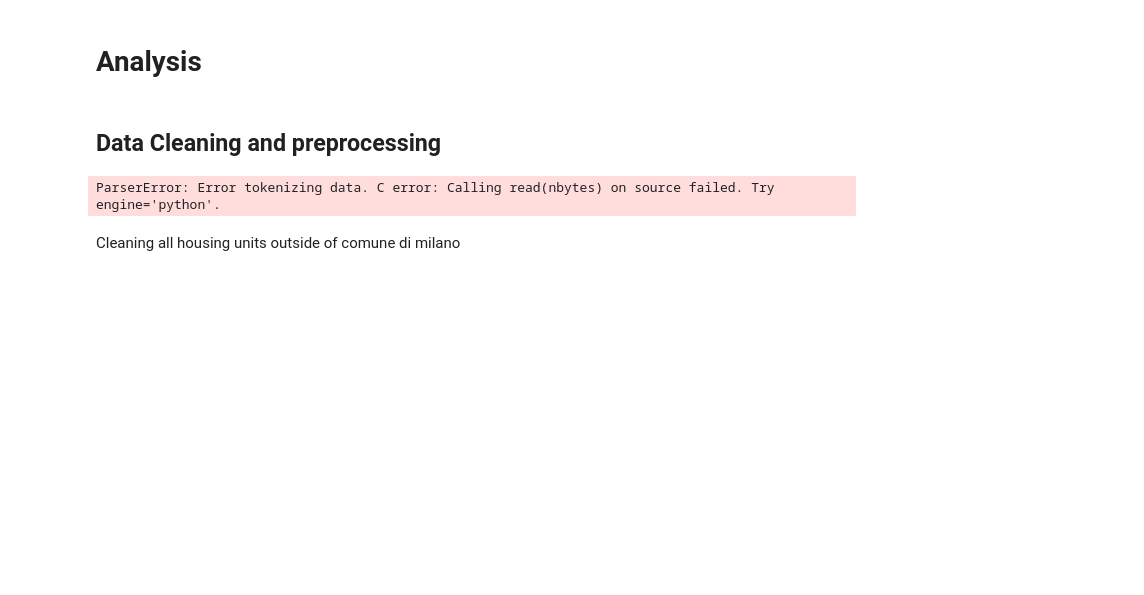
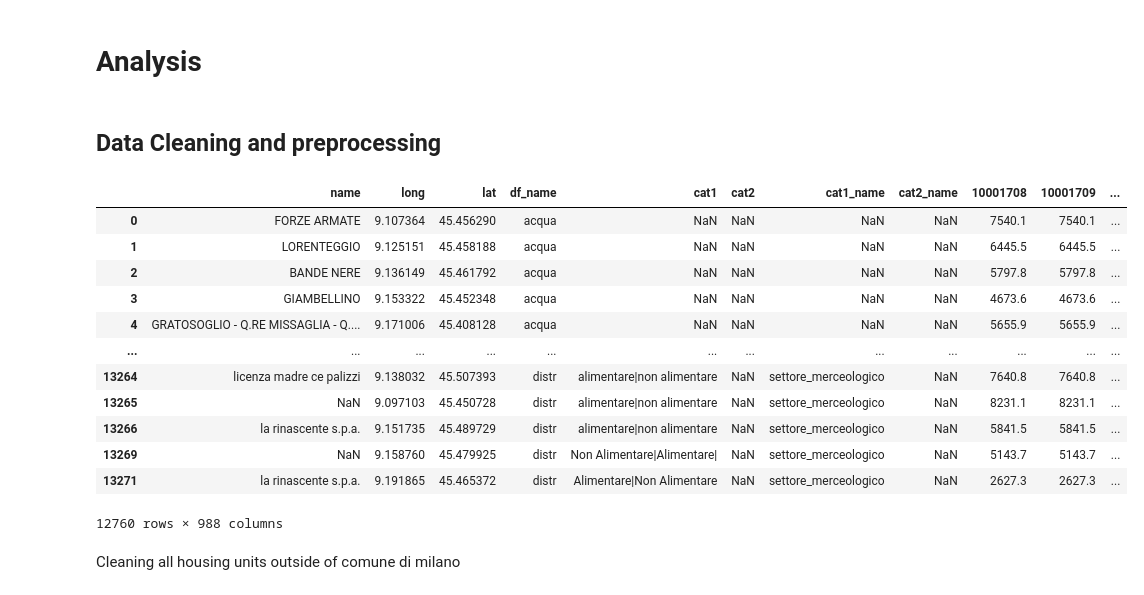
Before and after one commit to giuliofrey/bsc_thesis, a Jupyter notebook: code/analysis.ipynb, the cells around one changed output. Saved outputs shown, nothing was run; the diff lists cells and outputs as text; code cells hidden in the pictures; blank space fills up the shorter version.

Commit message:
adding analisys data and imporving visuals

```diff
--- a/code/analysis.ipynb
+++ b/code/analysis.ipynb
@@ -13,10 +43,23 @@ import warnings
 # %%
 calc_df_fixed=pd.read_csv('../outputs/calc_fixed_df.csv', low_memory=False)
 mm_df=pd.read_csv('../outputs/mm_dataset.csv')
 #removing all non geolocated services
 calc_df_fixed = calc_df_fixed.drop(calc_df_fixed[calc_df_fixed['long'].isna()].index)
+calc_df_fixed
 # %% [output]
+|  | name | long | lat | df_name | cat1 | cat2 | cat1_name | cat2_name | 10001708 | 10001709 | ... |
+| 0 | FORZE ARMATE | 9.107364 | 45.456290 | acqua | NaN | NaN | NaN | NaN | 7540.1 | 7540.1 | ... |
+| 1 | LORENTEGGIO | 9.125151 | 45.458188 | acqua | NaN | NaN | NaN | NaN | 6445.5 | 6445.5 | ... |
+| 2 | BANDE NERE | 9.136149 | 45.461792 | acqua | NaN | NaN | NaN | NaN | 5797.8 | 5797.8 | ... |
+| 3 | GIAMBELLINO | 9.153322 | 45.452348 | acqua | NaN | NaN | NaN | NaN | 4673.6 | 4673.6 | ... |
+| 4 | GRATOSOGLIO - Q.RE MISSAGLIA - Q.... | 9.171006 | 45.408128 | acqua | NaN | NaN | NaN | NaN | 5655.9 | 5655.9 | ... |
+| ... | ... | ... | ... | ... | ... | ... | ... | ... | ... | ... | ... |
+| 13264 | licenza madre ce palizzi | 9.138032 | 45.507393 | distr | alimentare|non alimentare | NaN | settore_merceologico | NaN | 7640.8 | 7640.8 | ... |
+| 13265 | NaN | 9.097103 | 45.450728 | distr | alimentare|non alimentare | NaN | settore_merceologico | NaN | 8231.1 | 8231.1 | ... |
+| 13266 | la rinascente s.p.a. | 9.151735 | 45.489729 | distr | alimentare|non alimentare | NaN | settore_merceologico | NaN | 5841.5 | 5841.5 | ... |
+| 13269 | NaN | 9.158760 | 45.479925 | distr | Non Alimentare|Alimentare| | NaN | settore_merceologico | NaN | 5143.7 | 5143.7 | ... |
+| 13271 | la rinascente s.p.a. | 9.191865 | 45.465372 | distr | Alimentare|Non Alimentare | NaN | settore_merceologico | NaN | 2627.3 | 2627.3 | ... |
-ParserError: Error tokenizing data. C error: Calling read(nbytes) on source failed. Try engine='python'.
+12760 rows × 988 columns
 # %% [markdown]
 Cleaning all housing units outside of comune di milano
 # %%
```
Also changed, not shown: parts of 15 cells of this notebook, 33 other files.
